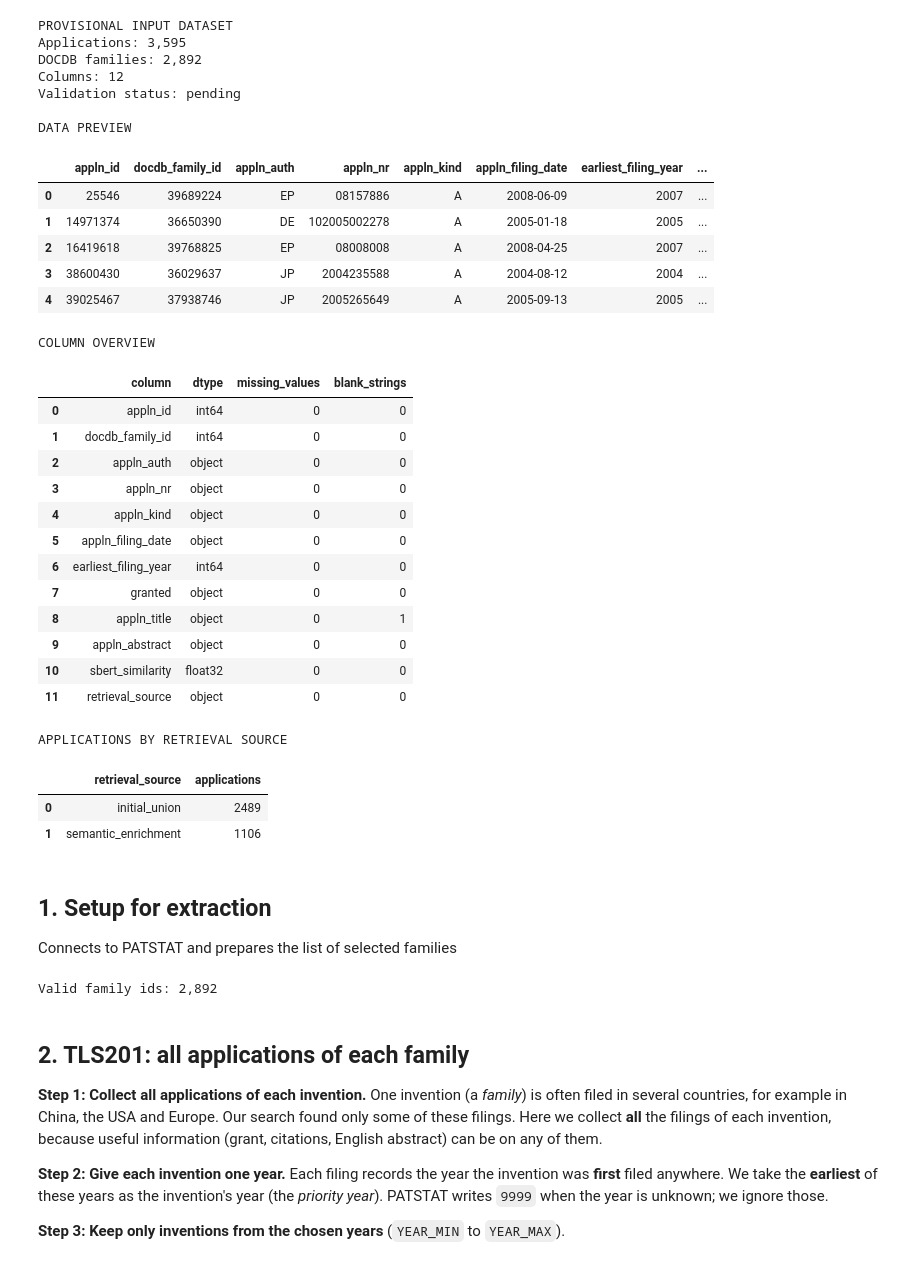
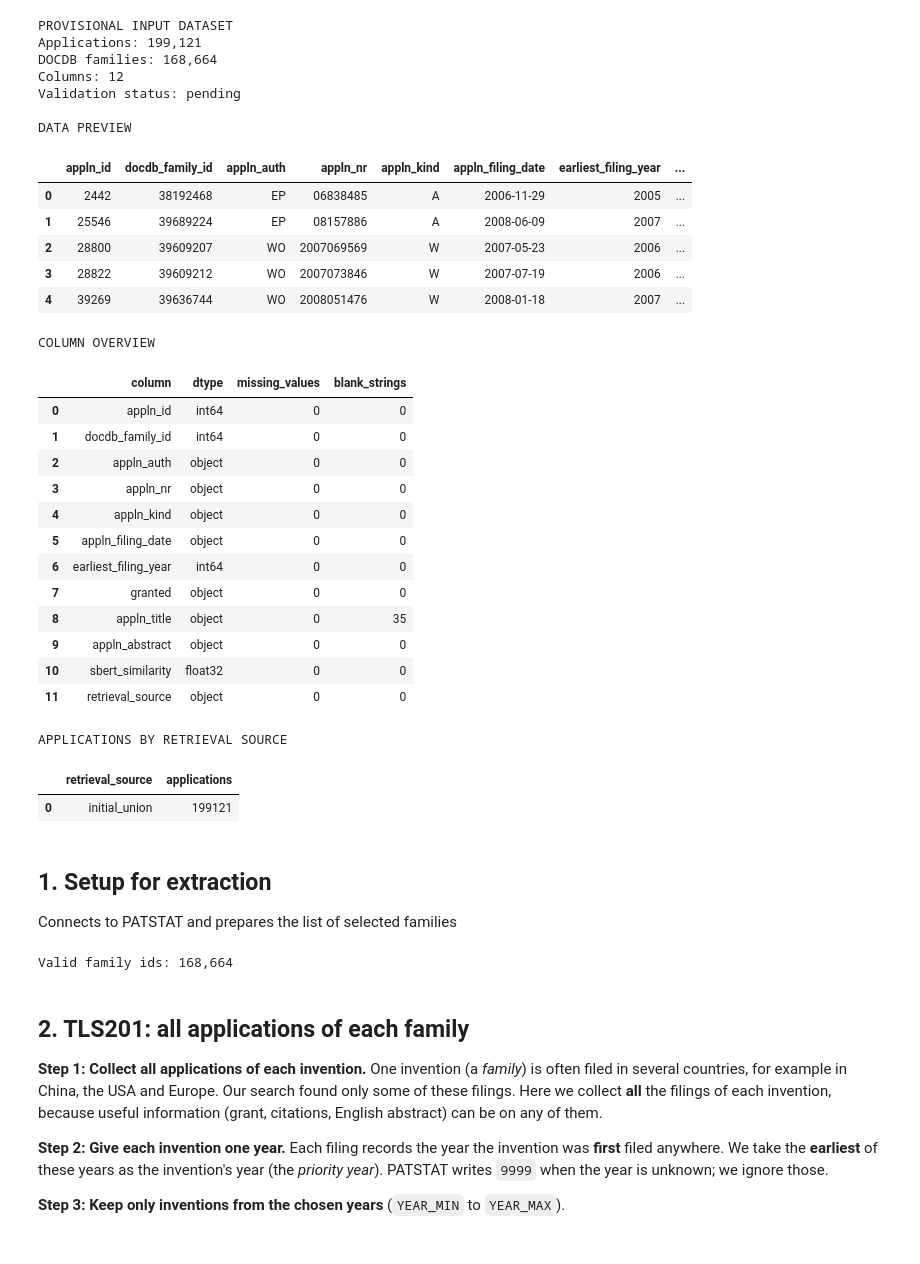
Before and after one commit to RikyPoz/flying-drones-patent-analytics, a Jupyter notebook: Step0/3-DataExtractionAndCleaning.ipynb, the cells around one changed output. Cells and saved outputs as stored; diff of their text form; code cells hidden in the pictures.

```diff
--- a/Step0/3-DataExtractionAndCleaning.ipynb
+++ b/Step0/3-DataExtractionAndCleaning.ipynb
@@ -24,7 +24,9 @@ from IPython.display import display
 
 # Exported from DataPreparation using:
 # df_selected.to_parquet("df_selected.parquet", index=False)
-input_file = Path("../df_selected.parquet")
+PROJECT_DIR = Path("/home/jovyan/progetto")
+SELECTED_FILE = PROJECT_DIR / "df_selected.parquet"
+input_file = SELECTED_FILE
 
 if not input_file.is_file():
     raise FileNotFoundError(
@@ -65,40 +67,40 @@ schema = pd.DataFrame({
         for c in df_selected.columns
     ],
     "blank_strings": [
         int(df_selected[c].map(
             lambda value: isinstance(value, str) and not value.strip()
         ).sum())
         for c in df_selected.columns
     ],
 })
 
 print("\nCOLUMN OVERVIEW")
 display(schema)
 
 print("\nAPPLICATIONS BY RETRIEVAL SOURCE")
 display(
     df_selected["retrieval_source"]
     .value_counts(dropna=False)
     .rename_axis("retrieval_source")
     .reset_index(name="applications")
 )
 
 # Keep the imported selection intact.
 # Expanded family members and cleaned tables will use separate DataFrames.
 # %% [output]
 PROVISIONAL INPUT DATASET
-Applications: 3,595
-DOCDB families: 2,892
+Applications: 199,121
+DOCDB families: 168,664
 Columns: 12
 Validation status: pending
 
 DATA PREVIEW
 |  | appln_id | docdb_family_id | appln_auth | appln_nr | appln_kind | appln_filing_date | earliest_filing_year | ... |
-| 0 | 25546 | 39689224 | EP | 08157886 | A | 2008-06-09 | 2007 | ... |
-| 1 | 14971374 | 36650390 | DE | 102005002278 | A | 2005-01-18 | 2005 | ... |
-| 2 | 16419618 | 39768825 | EP | 08008008 | A | 2008-04-25 | 2007 | ... |
-| 3 | 38600430 | 36029637 | JP | 2004235588 | A | 2004-08-12 | 2004 | ... |
-| 4 | 39025467 | 37938746 | JP | 2005265649 | A | 2005-09-13 | 2005 | ... |
+| 0 | 2442 | 38192468 | EP | 06838485 | A | 2006-11-29 | 2005 | ... |
+| 1 | 25546 | 39689224 | EP | 08157886 | A | 2008-06-09 | 2007 | ... |
+| 2 | 28800 | 39609207 | WO | 2007069569 | W | 2007-05-23 | 2006 | ... |
+| 3 | 28822 | 39609212 | WO | 2007073846 | W | 2007-07-19 | 2006 | ... |
+| 4 | 39269 | 39636744 | WO | 2008051476 | W | 2008-01-18 | 2007 | ... |
 COLUMN OVERVIEW
 |  | column | dtype | missing_values | blank_strings |
 | 0 | appln_id | int64 | 0 | 0 |
@@ -109,14 +111,13 @@ COLUMN OVERVIEW
 | 5 | appln_filing_date | object | 0 | 0 |
 | 6 | earliest_filing_year | int64 | 0 | 0 |
 | 7 | granted | object | 0 | 0 |
-| 8 | appln_title | object | 0 | 1 |
+| 8 | appln_title | object | 0 | 35 |
 | 9 | appln_abstract | object | 0 | 0 |
 | 10 | sbert_similarity | float32 | 0 | 0 |
 | 11 | retrieval_source | object | 0 | 0 |
 APPLICATIONS BY RETRIEVAL SOURCE
 |  | retrieval_source | applications |
-| 0 | initial_union | 2489 |
-| 1 | semantic_enrichment | 1106 |
+| 0 | initial_union | 199121 |
 # %% [markdown]
 ## 1. Setup for extraction
 Connects to PATSTAT and prepares the list of selected families
@@ -128,11 +129,11 @@ from epo.tipdata.patstat.database.models import (
     TLS201_APPLN, TLS202_APPLN_TITLE, TLS203_APPLN_ABSTR,
     TLS206_PERSON, TLS207_PERS_APPLN,
     TLS211_PAT_PUBLN, TLS212_CITATION, TLS215_CITN_CATEG,
-    TLS224_APPLN_CPC,
+    TLS224_APPLN_CPC, TLS231_INPADOC_LEGAL_EVENT
 )
 
 # configuration
-ENV = "TEST"                                   # must match the environment df_selected was built in
+ENV = "PROD"                                   # must match the environment df_selected was built in
 OUTPUT_DIR = Path("/home/jovyan/progetto/extract") / ENV.lower()
 OUTPUT_DIR.mkdir(parents=True, exist_ok=True)
 
@@ -170,7 +171,7 @@ fid = pd.to_numeric(df_selected["docdb_family_id"], errors="coerce")
 family_ids = sorted({int(f) for f in fid[fid.gt(0)]})
 print(f"Valid family ids: {len(family_ids):,}")
 # %% [output]
-Valid family ids: 2,892
+Valid family ids: 168,664
 # %% [markdown]
 ## 2. TLS201: all applications of each family
 
```
Also changed, not shown: parts of 21 cells of this notebook, 5 other files.
